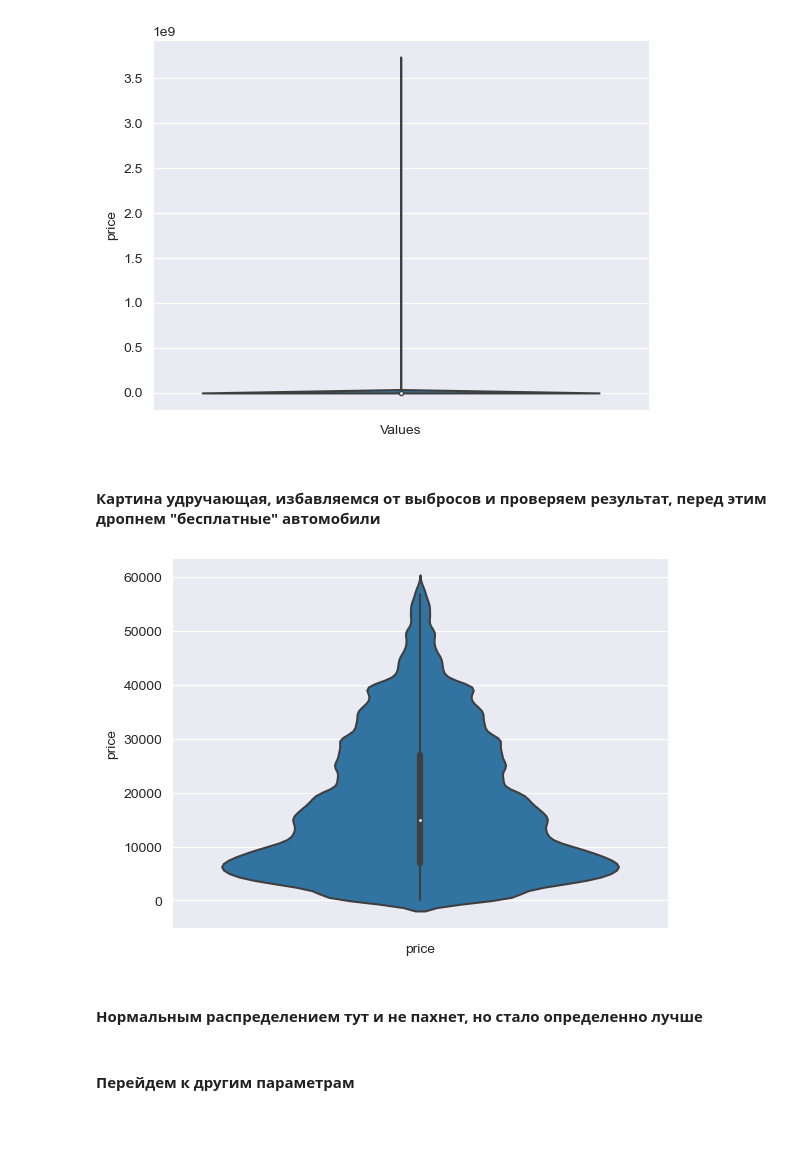
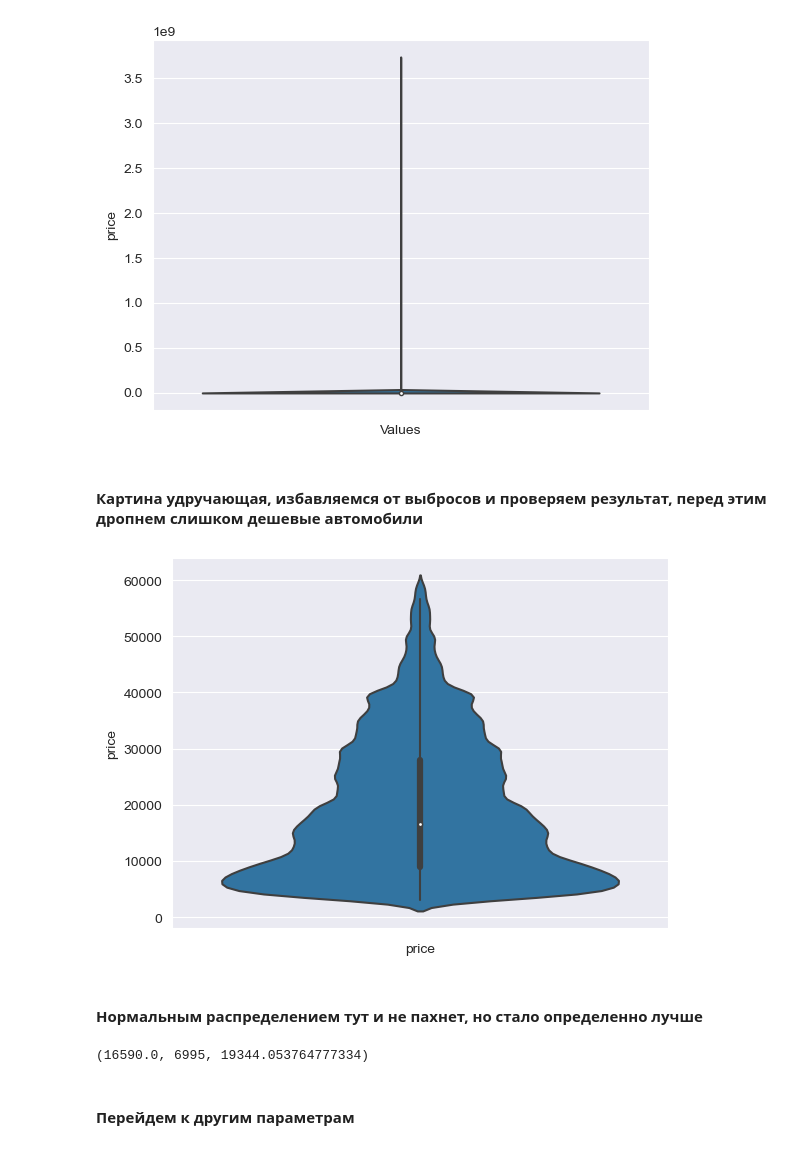
Before and after one commit to UnicornTowa/dataset-AI, a Jupyter notebook: price_prediction.ipynb, the cells around one changed output. Cells and saved outputs as stored; diff of their text form; code cells hidden in the pictures.

```diff
--- a/price_prediction.ipynb
+++ b/price_prediction.ipynb
@@ -52,26 +53,30 @@ plt.show()
 # %% [output]
 [figure]
 # %% [markdown]
-#### Картина удручающая, избавляемся от выбросов и проверяем результат, перед этим дропнем "бесплатные" автомобили
+#### Картина удручающая, избавляемся от выбросов и проверяем результат, перед этим дропнем слишком дешевые автомобили
 # %%
-df = df[df[col] != 0]
+df.drop(df[df[col] <= 3000].index, inplace=True)
 
 Q1 = df[col].quantile(0.25)
 Q3 = df[col].quantile(0.75)
 IQR = Q3 - Q1
 lower_bound = Q1 - 1.5 * IQR
 upper_bound = Q3 + 1.5 * IQR
 
 df = df[(df[col] >= lower_bound) & (df[col] <= upper_bound)]
 
 data = df[col]
 sns.violinplot(y=data)
 plt.xlabel(col)
 plt.show()
 # %% [output]
-[figure, old version]
+[figure, new version]
 # %% [markdown]
 #### Нормальным распределением тут и не пахнет, но стало определенно лучше
+# %%
+df[col].median(), df[col].mode()[0], df[col].mean()
+# %% [output]
+(16590.0, 6995, 19344.053764777334)
 # %% [markdown]
 #### Перейдем к другим параметрам
 # %%
```
Also changed, not shown: parts of 43 cells of this notebook, 2 other files.
